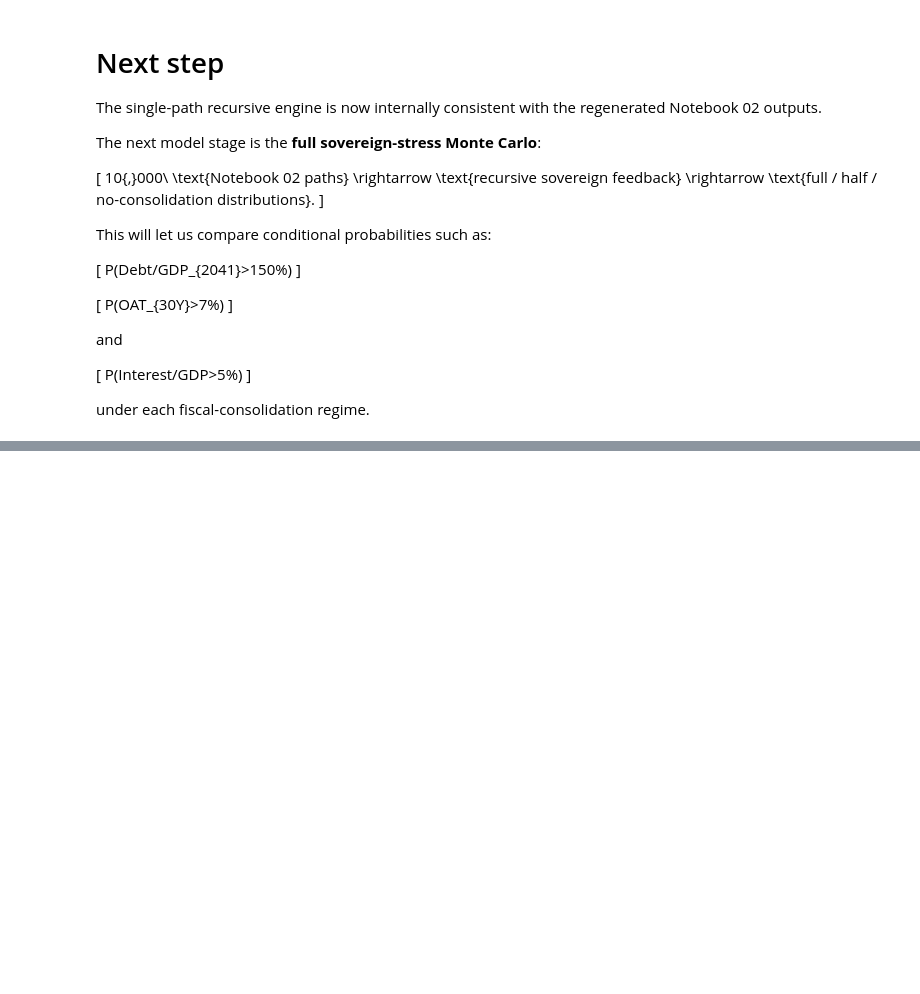
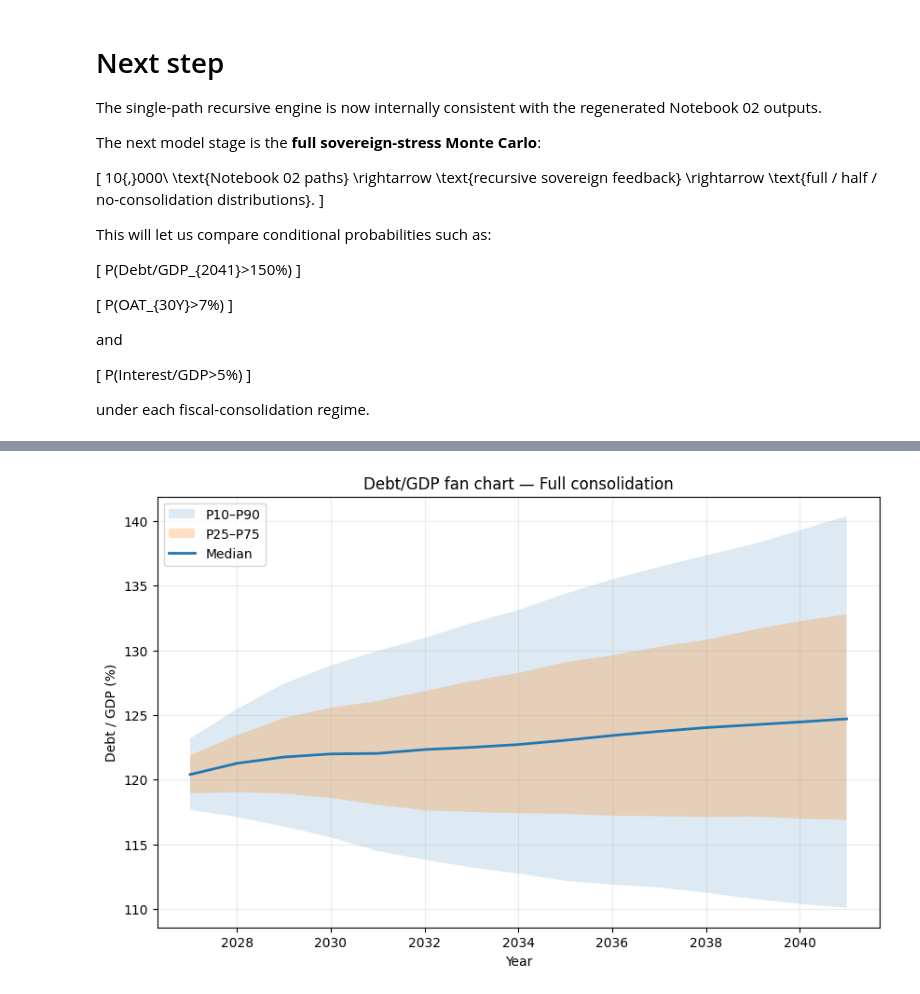
Before and after one commit to MikelCoti/french_oat_model, a Jupyter notebook: notebooks/03_sovereign_stress_dsa.ipynb, the cells around one changed output, grey strips where cells are left out. Saved outputs shown, nothing was run; the diff lists cells and outputs as text; code cells hidden in the pictures; blank space fills up the shorter version.

```diff
--- a/notebooks/03_sovereign_stress_dsa.ipynb
+++ b/notebooks/03_sovereign_stress_dsa.ipynb
@@ -4811,0 +6903,83 @@ under each fiscal-consolidation regime.
+# %%
+# ============================================================
+# Debt fan chart for each fiscal regime
+# ============================================================
+
+for scenario in stress_mc:
+    fan = (
+        stress_fans[
+            scenario
+        ][
+            "debt_gdp"
+        ]
+    )
+
+    fig, ax = plt.subplots(
+        figsize=(10, 6)
+    )
+
+    ax.fill_between(
+        fan[
+            "year"
+        ],
+        fan[
+            "p10"
+        ]
+        * 100,
+        fan[
+            "p90"
+        ]
+        * 100,
+        alpha=0.15,
+        label="P10–P90",
+    )
+
+    ax.fill_between(
+        fan[
+            "year"
+        ],
+        fan[
+            "p25"
+        ]
+        * 100,
+        fan[
+            "p75"
+        ]
+        * 100,
+        alpha=0.25,
+        label="P25–P75",
+    )
+
+    ax.plot(
+        fan[
+            "year"
+        ],
+        fan[
+            "p50"
+        ]
+        * 100,
+        linewidth=2,
+        label="Median",
+    )
+
+    ax.set_title(
+        f"Debt/GDP fan chart — {scenario}"
+    )
+
+    ax.set_xlabel(
+        "Year"
+    )
+
+    ax.set_ylabel(
+        "Debt / GDP (%)"
+    )
+
+    ax.grid(
+        alpha=0.25
+    )
+
+    ax.legend()
+
+    plt.show()
+# %% [output]
+[figure, added]
```
Also changed, not shown: parts of 60 cells of this notebook, 13 other files.
